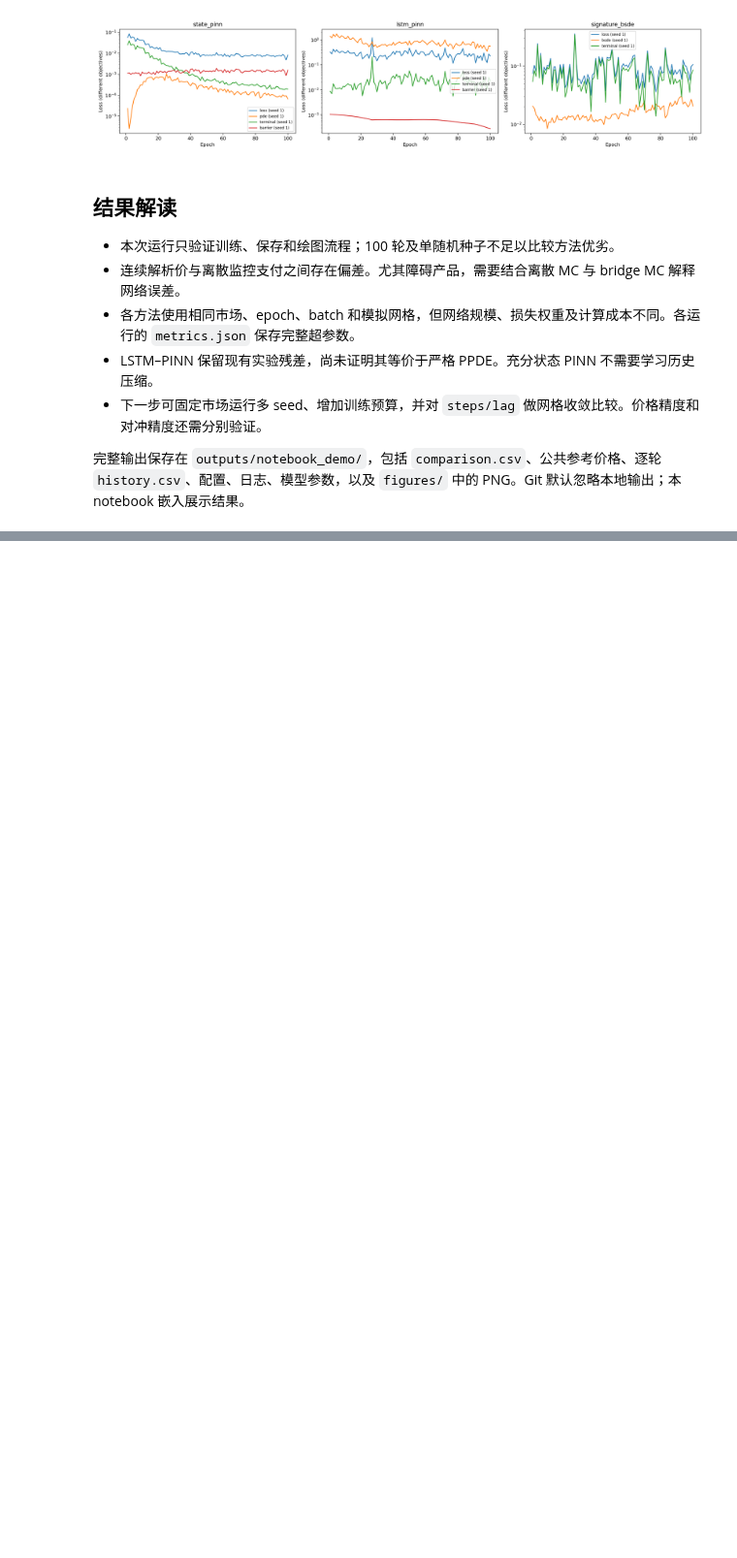
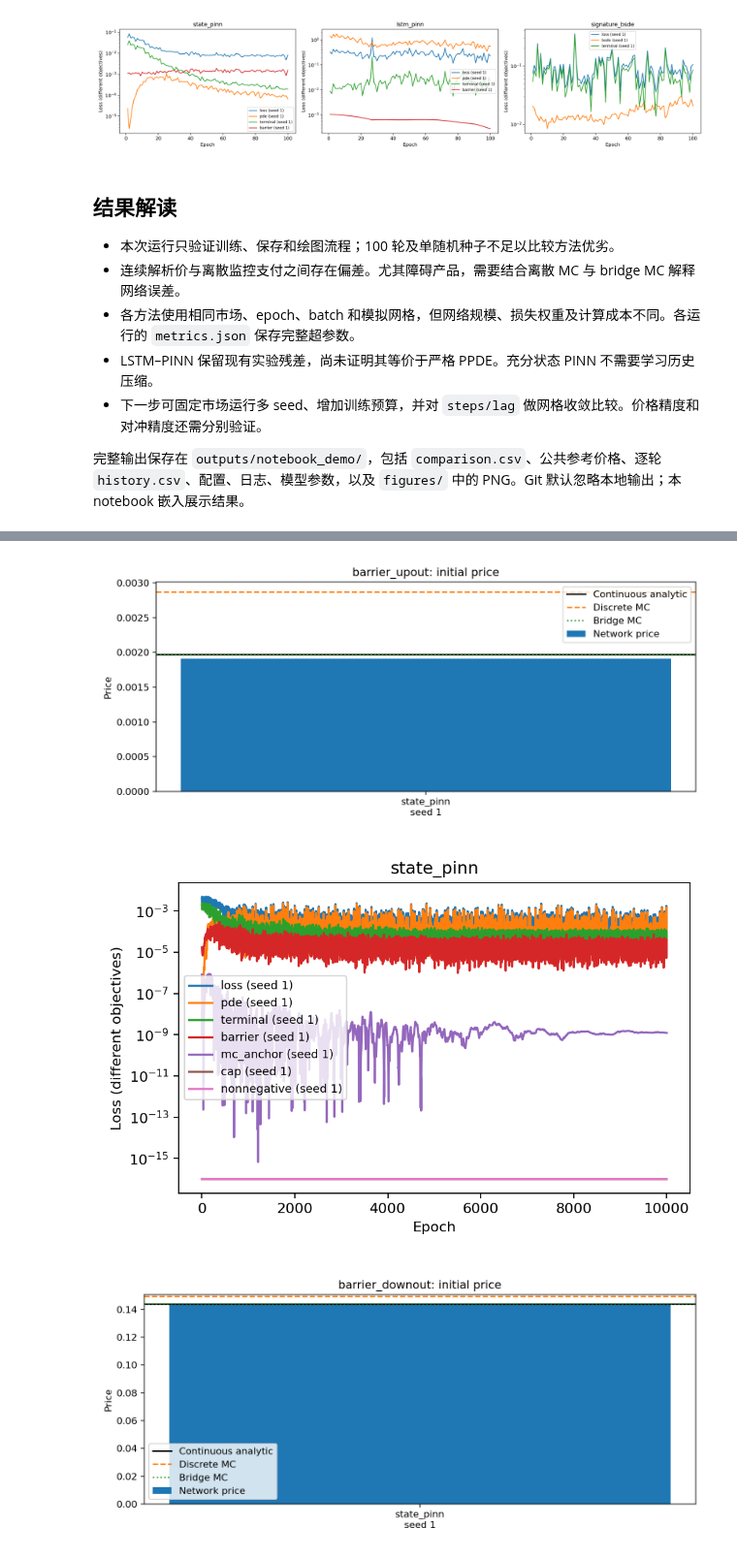
Before and after one commit to aslongasyouhaha/pinn-bsde, a Jupyter notebook: comparison.ipynb, the cells around one changed output, grey strips where cells are left out. Shown at 97% size. Saved outputs shown, nothing was run; the diff lists cells and outputs as text; code cells hidden in the pictures; blank space fills up the shorter version.

Commit message:
Restore state PINN anchors and document full-budget barrier validation

```diff
--- a/comparison.ipynb
+++ b/comparison.ipynb
@@ -179,0 +186,18 @@ for path in figure_paths:
+# %%
+STATE_OUTPUT = ROOT / "outputs" / "state_pinn_review"
+if (STATE_OUTPUT / "comparison.csv").is_file():
+    state_results, state_figures = plot_results(STATE_OUTPUT)
+    display(state_results[["product", "prediction", "continuous_analytic", "relative_error", "mc_anchor_weight", "elapsed_seconds"]].style.format({
+        "prediction": "{:.8f}", "continuous_analytic": "{:.8f}",
+        "relative_error": "{:.2%}", "elapsed_seconds": "{:.2f}"}))
+    state_validation = []
+    for row in state_results.itertuples():
+        item = json.loads((STATE_OUTPUT / row.run_dir / "validation.json").read_text(encoding="utf-8"))
+        item["product"] = row.product
+        state_validation.append(item)
+    display(pd.DataFrame(state_validation)[["product", "points", "surface_relative_l2", "surface_rmse", "boundary_rmse", "boundary_max_absolute_error", "terminal_rmse"]])
+    for path in state_figures:
+        display(Image(filename=str(path)))
+else:
+    print("尚无充分状态复核结果，请运行 README 中的 state_pinn 命令。")
+# %% [output]
@@ -179,0 +210,3 @@ for path in figure_paths:
+[figure, added]
+[figure, added]
+[figure, added]
```
Also changed, not shown: parts of 5 cells of this notebook, 6 other files.
